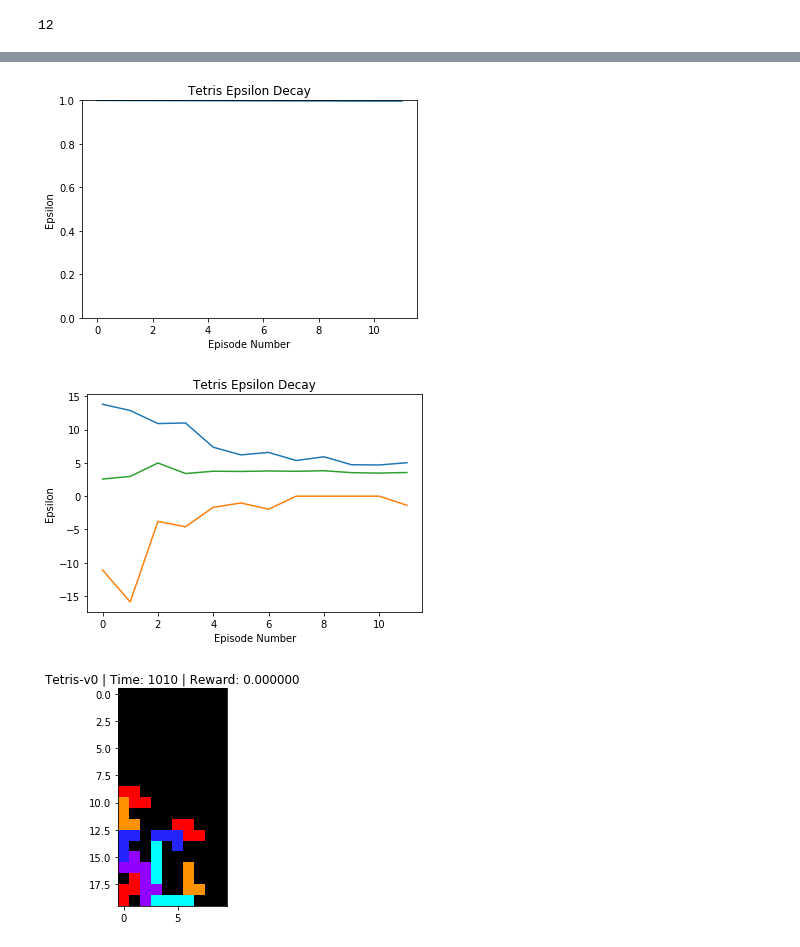
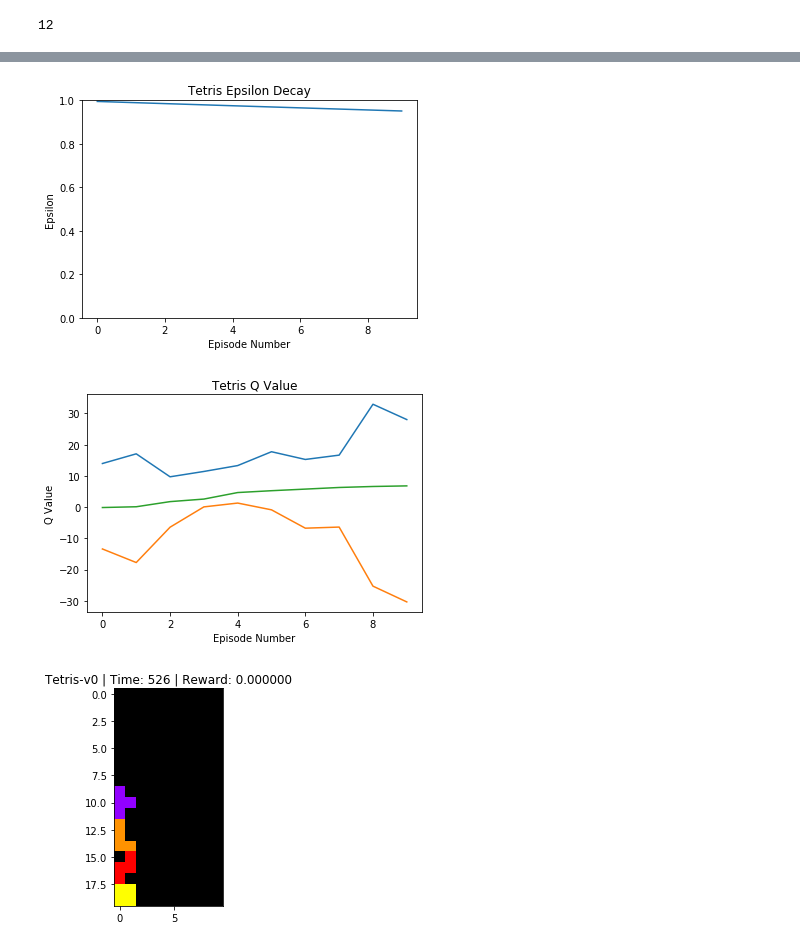
Before and after one commit to CSCI4850/S19-team5-project, a Jupyter notebook: tetris_v3.ipynb, the cells around one changed output, grey strips where cells are left out. Drawn from its saved outputs; the diff is of its cells as text; code cells hidden in the pictures.

```diff
--- a/tetris_v3.ipynb
+++ b/tetris_v3.ipynb
@@ -141,7 +145,7 @@ from collections import deque
 gamma = 0.95
 epsilon = 1.0
 epsilon2 = 0.2
-epsilon_decay = 0.9997
+epsilon_decay = 0.995
 epsilon_min = 0.05
 episodes = 30000
 
@@ -184,17 +190,17 @@ for episode in range(episodes):
     time = 0
     total_reward = 0.0
     total_Q = 0
-    max_Q=0
-    min_Q=0
+    max_Q=-50
+    min_Q=50
     height=0
     cleared=0
     while not done:
         time += 1
         resize_state=resize(current_state,downsize)
         Q = model.predict(np.expand_dims(resize_state, axis=0)) # Compute Q
-        maxQ = Q[0][np.argmax(Q)]
-        for i in range(0,action_space):
-            Q[0][i] += maxQ
+        #maxQ = Q[0][np.argmax(Q)]
+        #or i in range(0,action_space):
+        #    Q[0][i] += maxQ
         action = np.random.choice(action_space) if np.random.random() < epsilon else np.argmax(Q)
         next_state, reward, done, info = env.step(action) # take action!
         next_height=info['height']
@@ -210,7 +216,7 @@ for episode in range(episodes):
         if done:
             reward -= 10.0
         total_reward += reward
-        curr_Q = Q[0][action]-maxQ
+        curr_Q = Q[0][action]#-maxQ
         if curr_Q > max_Q:
             max_Q = curr_Q
         elif curr_Q < min_Q:
@@ -227,6 +233,10 @@ for episode in range(episodes):
     min_Qs.append(min_Q)
     avg_Q=total_Q/time
     avg_Qs.append(avg_Q)
+    done = False
+
+    # Training...
+    memory.replay(model,target_model,replay_iterations,replay_sample_size,gamma)
     print('\rEpisode %d/%d - time: %d, mean-time: %d, epsilon: %f, reward: %g, Average Q: %g, Max Q: %g, Min Q: %g, Cleared: %d'%(episode+1,
                                                                                                                                  episodes,
                                                                                                                                  time,
@@ -237,8 +247,4 @@ for episode in range(episodes):
                                                                                                                                  max_Q,
                                                                                                                                  min_Q,
                                                                                                                                  cleared),end='')
-    done = False
-
-    # Training...
-    memory.replay(model,target_model,replay_iterations,replay_sample_size,gamma)
 print()
@@ -261,43 +265,44 @@ plt.xlabel("Episode Number")
 plt.ylabel("Epsilon")
 plt.show()
 # %% [output]
-[figure, old version]
+[figure, new version]
 # %%
+#plt.ylim(top=2)
+#plt.ylim(bottom=-2)
 plt.plot(max_Qs)
 plt.plot(min_Qs)
 plt.plot(avg_Qs)
-plt.title("Tetris Epsilon Decay")
+plt.title("Tetris Q Value")
 plt.xlabel("Episode Number")
-plt.ylabel("Epsilon")
+plt.ylabel("Q Value")
 plt.show()
 # %% [output]
-[figure, old version]
+[figure, new version]
 # %%
 # Test out the agent!
 # Initialize the environment and let the agent decide how to act!
 env = gym.make('Tetris-v0')
 observation = env.reset()
 done = False
 time = 0
 reward = 0.0
 while not done:
-    observation = observation[17:423,7:212]
-    obs = resize(observation,downsize)
+    obs = resize(observation[17:423,7:212],downsize)
     plt.imshow(obs)
     plt.title("%s | Time: %d | Reward: %f" % (env.spec.id, time, reward))
     clear_output(wait=True)
     Q = model.predict(np.expand_dims(obs,axis=0))
     action = np.argmax(Q)
     observation, reward, done, info = env.step(action)
     next_height=info['height']
     if next_height > 10:
         break
     if (done):
         break
     time+=1
 clear_output(wait=True)
 # %% [output]
-[figure, old version]
+[figure, new version]
 # %%
 # Testing the agent
 done = False
```
Also changed, not shown: parts of 7 cells of this notebook.
